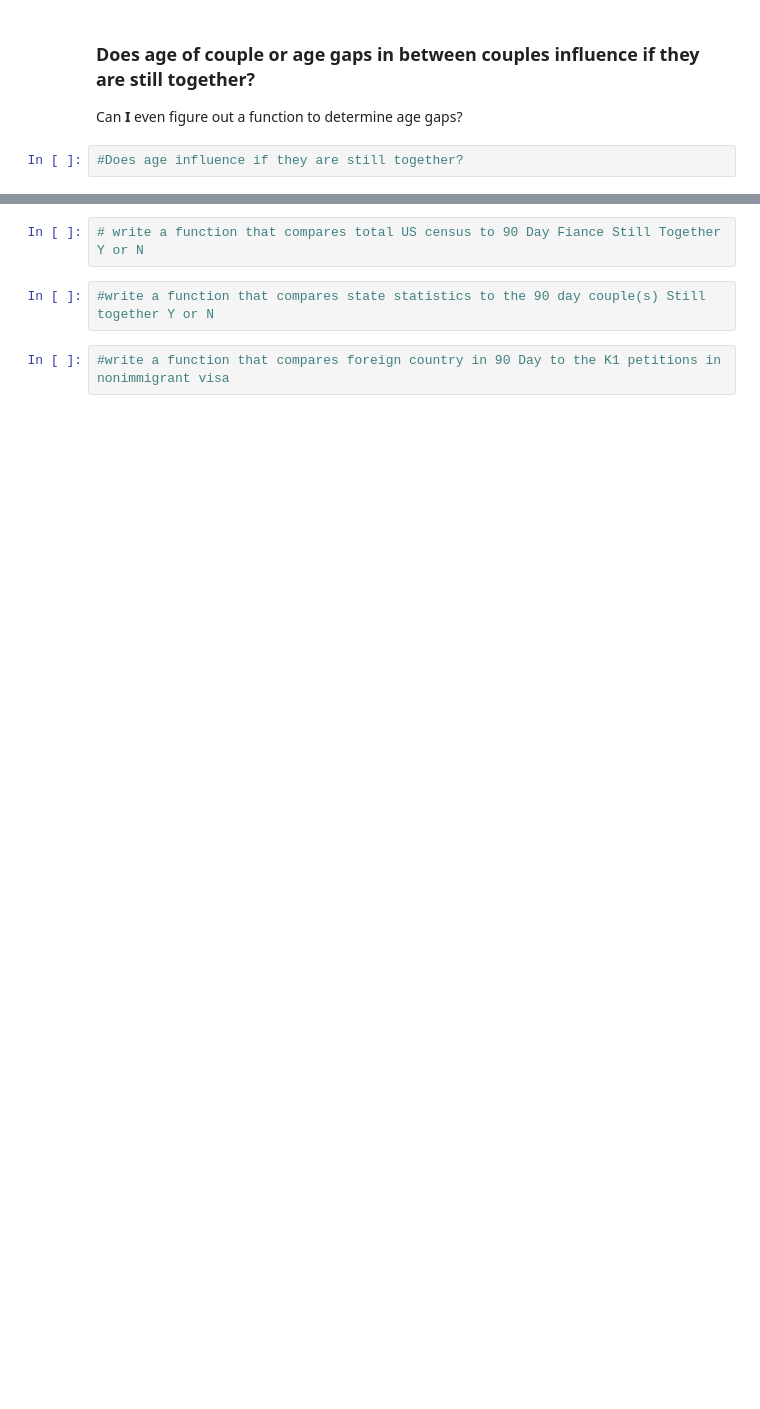
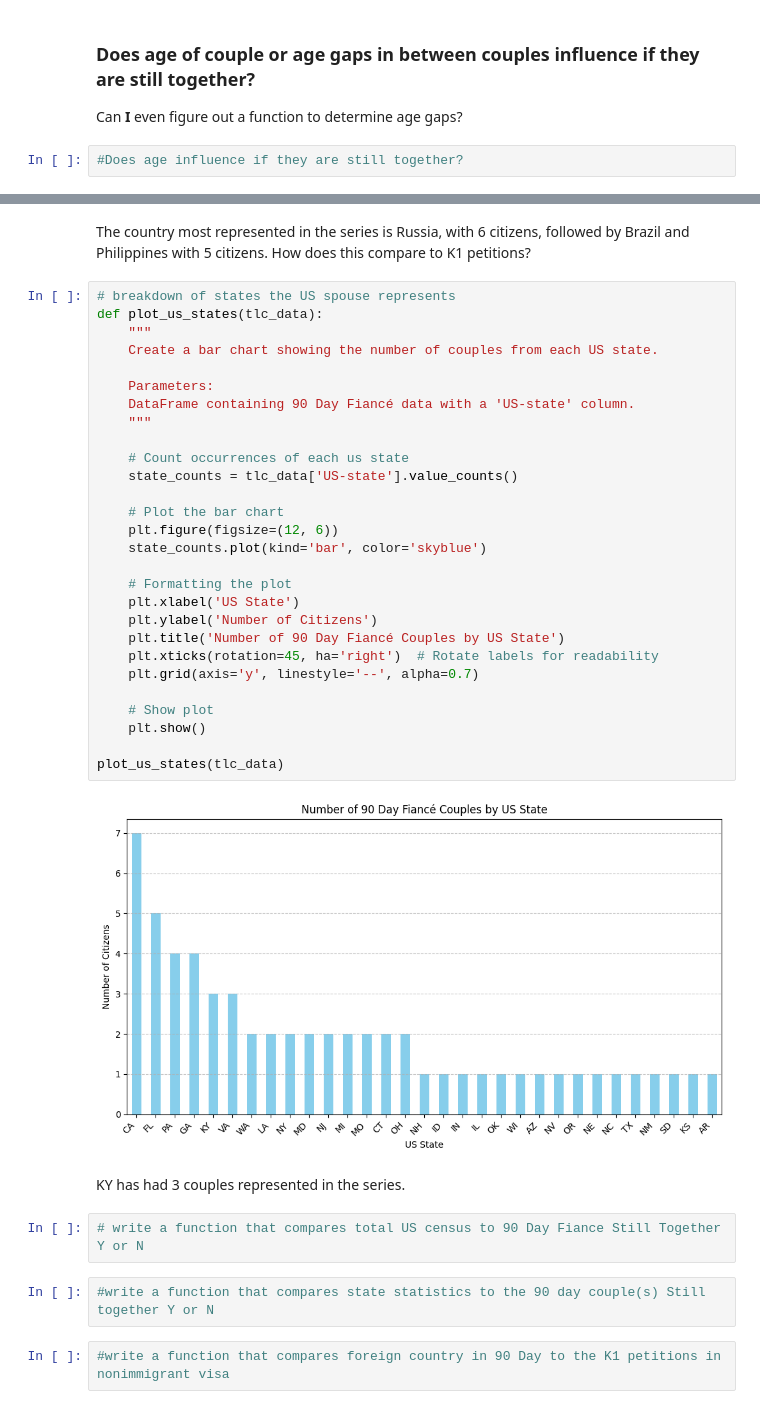
Before and after one commit to knich91/90_Day_Fiance_Real_Or_Reality, a Jupyter notebook: Capstone.ipynb, the cells around one changed output, grey strips where cells are left out. Saved outputs shown, nothing was run; the diff lists cells and outputs as text; blank space fills up the shorter version.

```diff
--- a/Capstone.ipynb
+++ b/Capstone.ipynb
@@ -154,3 +416,37 @@ Can **I** even figure out a function to determine age gaps?
+# %% [markdown]
+The country most represented in the series is Russia, with 6 citizens, followed by Brazil and Philippines with 5 citizens. How does this compare to K1 petitions?
+# %%
+# breakdown of states the US spouse represents
+def plot_us_states(tlc_data):
+    """
+    Create a bar chart showing the number of couples from each US state.
+
+    Parameters:
+    DataFrame containing 90 Day Fiancé data with a 'US-state' column.
+    """
+
+    # Count occurrences of each us state
+    state_counts = tlc_data['US-state'].value_counts()
+
+    # Plot the bar chart
+    plt.figure(figsize=(12, 6))
+    state_counts.plot(kind='bar', color='skyblue')
+
+    # Formatting the plot
+    plt.xlabel('US State')
+    plt.ylabel('Number of Citizens')
+    plt.title('Number of 90 Day Fiancé Couples by US State')
+    plt.xticks(rotation=45, ha='right')  # Rotate labels for readability
+    plt.grid(axis='y', linestyle='--', alpha=0.7)
+
+    # Show plot
+    plt.show()
+
+plot_us_states(tlc_data)
+# %% [output]
+[figure, added]
+# %% [markdown]
+KY has had 3 couples represented in the series.
 # %%
 # write a function that compares total US census to 90 Day Fiance Still Together Y or N
 # %%
```
Also changed, not shown: parts of 20 cells of this notebook, 25 other files.
